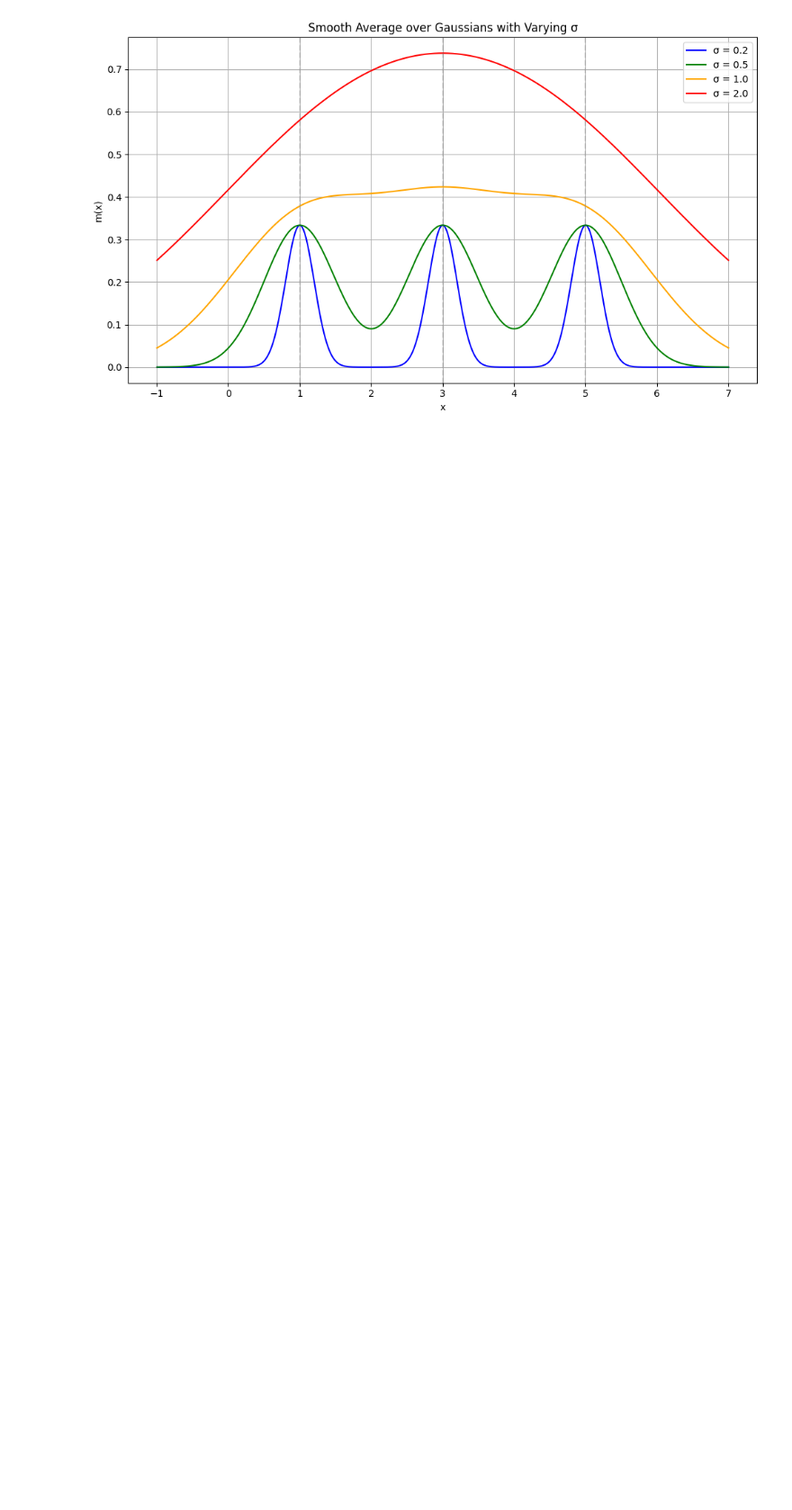
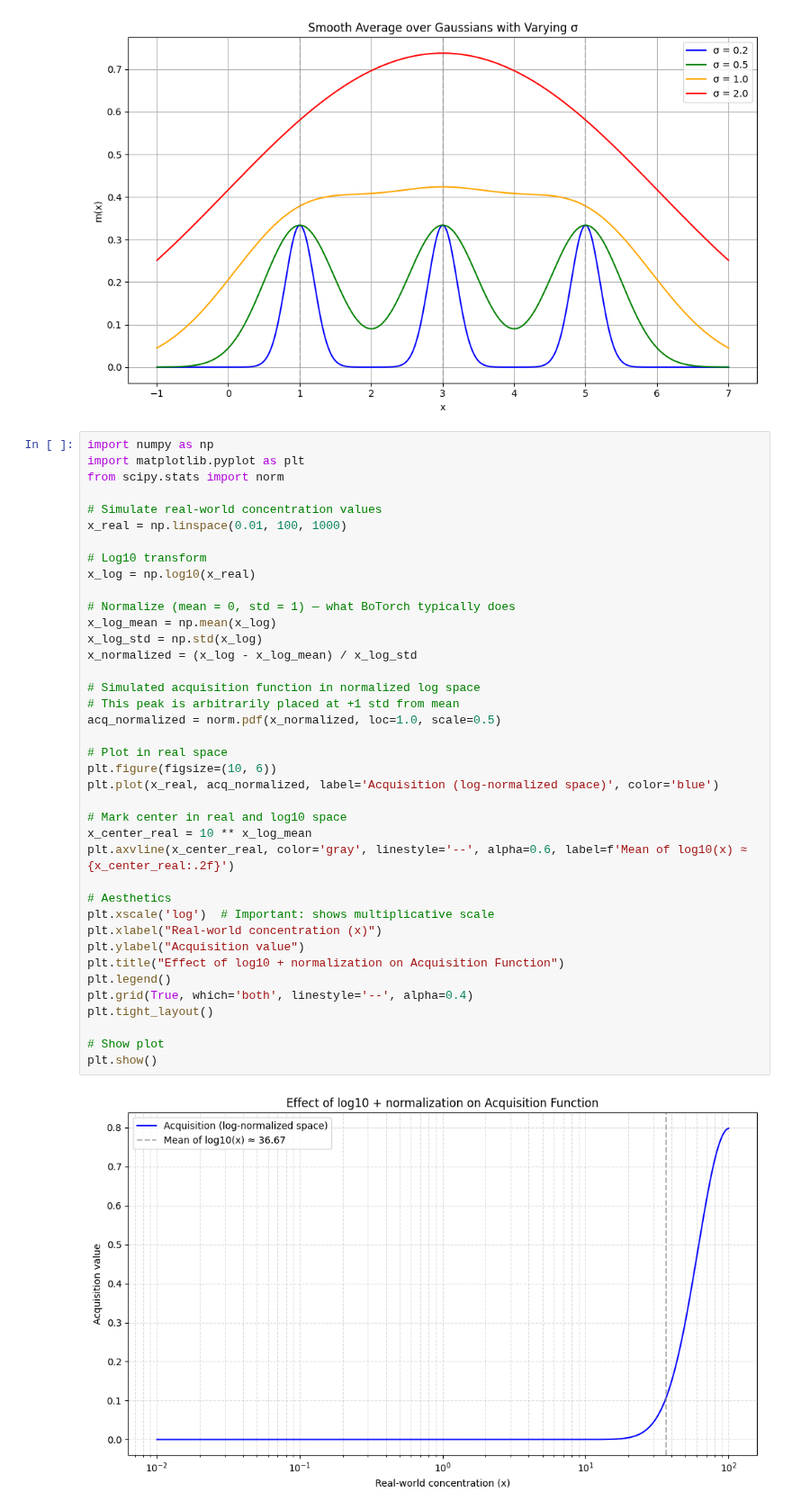
Before and after one commit to subarumuroi/bayesmediaopt, a Jupyter notebook: Custom mean prior for BO model (iso).ipynb, the cells around one changed output. Shown at 90% size. Drawn from its saved outputs; the diff is of its cells as text; blank space fills up the shorter version.

```diff
--- a/Custom mean prior for BO model (iso).ipynb
+++ b/Custom mean prior for BO model (iso).ipynb
@@ -177,3 +179,44 @@ plt.tight_layout()
 plt.show()
 # %% [output]
 [figure]
+# %%
+import numpy as np
+import matplotlib.pyplot as plt
+from scipy.stats import norm
+
+# Simulate real-world concentration values
+x_real = np.linspace(0.01, 100, 1000)
+
+# Log10 transform
+x_log = np.log10(x_real)
+
+# Normalize (mean = 0, std = 1) — what BoTorch typically does
+x_log_mean = np.mean(x_log)
+x_log_std = np.std(x_log)
+x_normalized = (x_log - x_log_mean) / x_log_std
+
+# Simulated acquisition function in normalized log space
+# This peak is arbitrarily placed at +1 std from mean
+acq_normalized = norm.pdf(x_normalized, loc=1.0, scale=0.5)
+
+# Plot in real space
+plt.figure(figsize=(10, 6))
+plt.plot(x_real, acq_normalized, label='Acquisition (log-normalized space)', color='blue')
+
+# Mark center in real and log10 space
+x_center_real = 10 ** x_log_mean
+plt.axvline(x_center_real, color='gray', linestyle='--', alpha=0.6, label=f'Mean of log10(x) ≈ {x_center_real:.2f}')
+
+# Aesthetics
+plt.xscale('log')  # Important: shows multiplicative scale
+plt.xlabel("Real-world concentration (x)")
+plt.ylabel("Acquisition value")
+plt.title("Effect of log10 + normalization on Acquisition Function")
+plt.legend()
+plt.grid(True, which='both', linestyle='--', alpha=0.4)
+plt.tight_layout()
+
+# Show plot
+plt.show()
+# %% [output]
+[figure, added]
```
Also changed, not shown: parts of 1 cell of this notebook.
